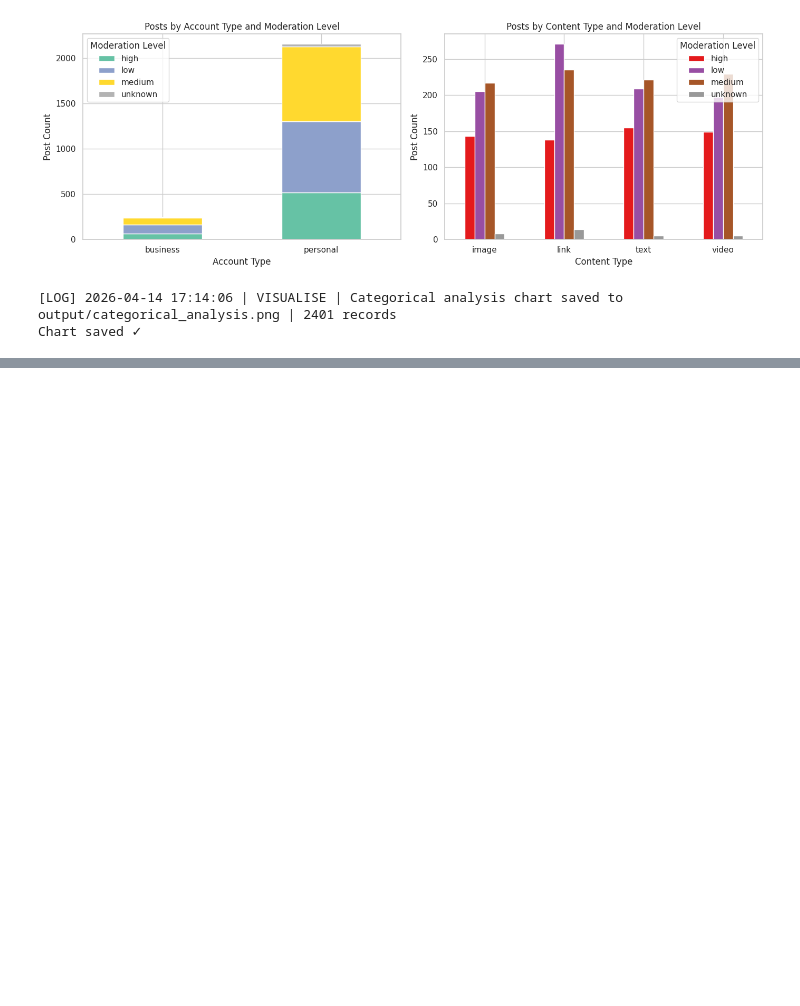
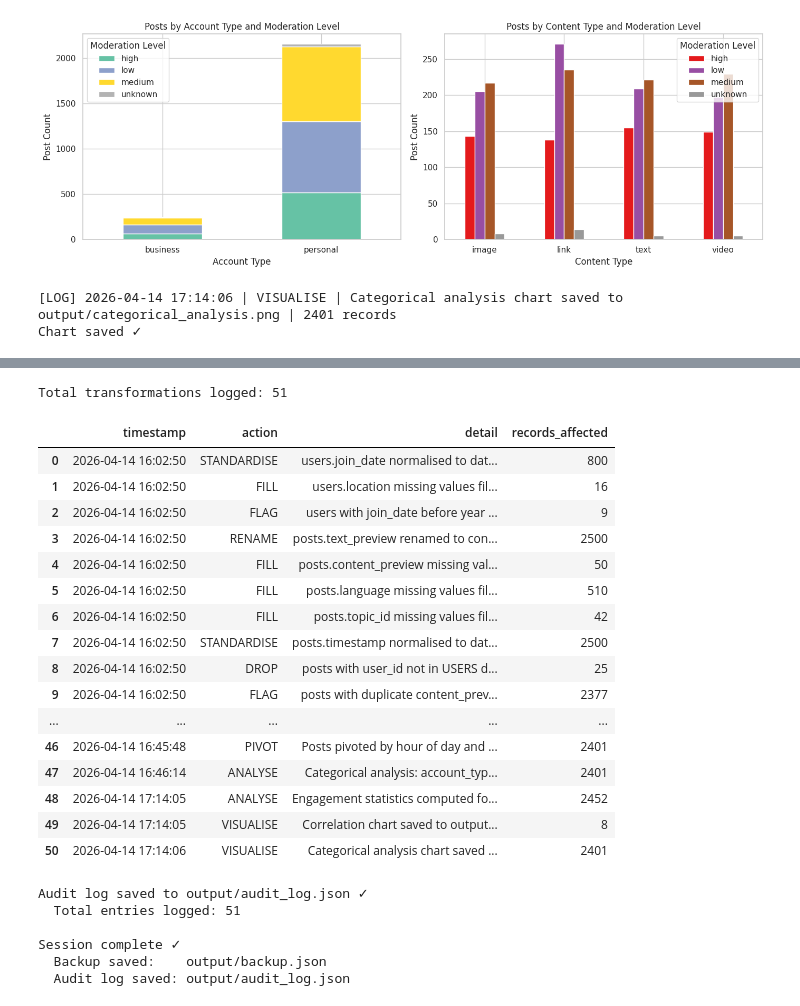
Before and after one commit to Uchenna1-dev/social-media-moderation-analytics, a Jupyter notebook: social_media_analytics.ipynb, the cells around one changed output, grey strips where cells are left out. Drawn from its saved outputs; the diff is of its cells as text; code cells hidden in the pictures; blank space fills up the shorter version.

```diff
--- a/social_media_analytics.ipynb
+++ b/social_media_analytics.ipynb
@@ -842,0 +848,37 @@ Chart saved ✓
+# %%
+# Display full audit log as a DataFrame
+audit_df = pd.DataFrame(audit_log)
+print(f"Total transformations logged: {len(audit_df)}")
+display(audit_df)
+# %% [output]
+Total transformations logged: 51
+|  | timestamp | action | detail | records_affected |
+| 0 | 2026-04-14 16:02:50 | STANDARDISE | users.join_date normalised to dat... | 800 |
+| 1 | 2026-04-14 16:02:50 | FILL | users.location missing values fil... | 16 |
+| 2 | 2026-04-14 16:02:50 | FLAG | users with join_date before year ... | 9 |
+| 3 | 2026-04-14 16:02:50 | RENAME | posts.text_preview renamed to con... | 2500 |
+| 4 | 2026-04-14 16:02:50 | FILL | posts.content_preview missing val... | 50 |
+| 5 | 2026-04-14 16:02:50 | FILL | posts.language missing values fil... | 510 |
+| 6 | 2026-04-14 16:02:50 | FILL | posts.topic_id missing values fil... | 42 |
+| 7 | 2026-04-14 16:02:50 | STANDARDISE | posts.timestamp normalised to dat... | 2500 |
+| 8 | 2026-04-14 16:02:50 | DROP | posts with user_id not in USERS d... | 25 |
+| 9 | 2026-04-14 16:02:50 | FLAG | posts with duplicate content_prev... | 2377 |
+| ... | ... | ... | ... | ... |
+| 46 | 2026-04-14 16:45:48 | PIVOT | Posts pivoted by hour of day and ... | 2401 |
+| 47 | 2026-04-14 16:46:14 | ANALYSE | Categorical analysis: account_typ... | 2401 |
+| 48 | 2026-04-14 17:14:05 | ANALYSE | Engagement statistics computed fo... | 2452 |
+| 49 | 2026-04-14 17:14:05 | VISUALISE | Correlation chart saved to output... | 8 |
+| 50 | 2026-04-14 17:14:06 | VISUALISE | Categorical analysis chart saved ... | 2401 |
+# %%
+# Save final audit log
+save_audit_log(audit_log, AUDIT_PATH)
+print("\nSession complete ✓")
+print(f"  Backup saved:    {BACKUP_PATH}")
+print(f"  Audit log saved: {AUDIT_PATH}")
+# %% [output]
+Audit log saved to output/audit_log.json ✓
+  Total entries logged: 51
+
+Session complete ✓
+  Backup saved:    output/backup.json
+  Audit log saved: output/audit_log.json
```
Also changed, not shown: parts of 1 cell of this notebook.
